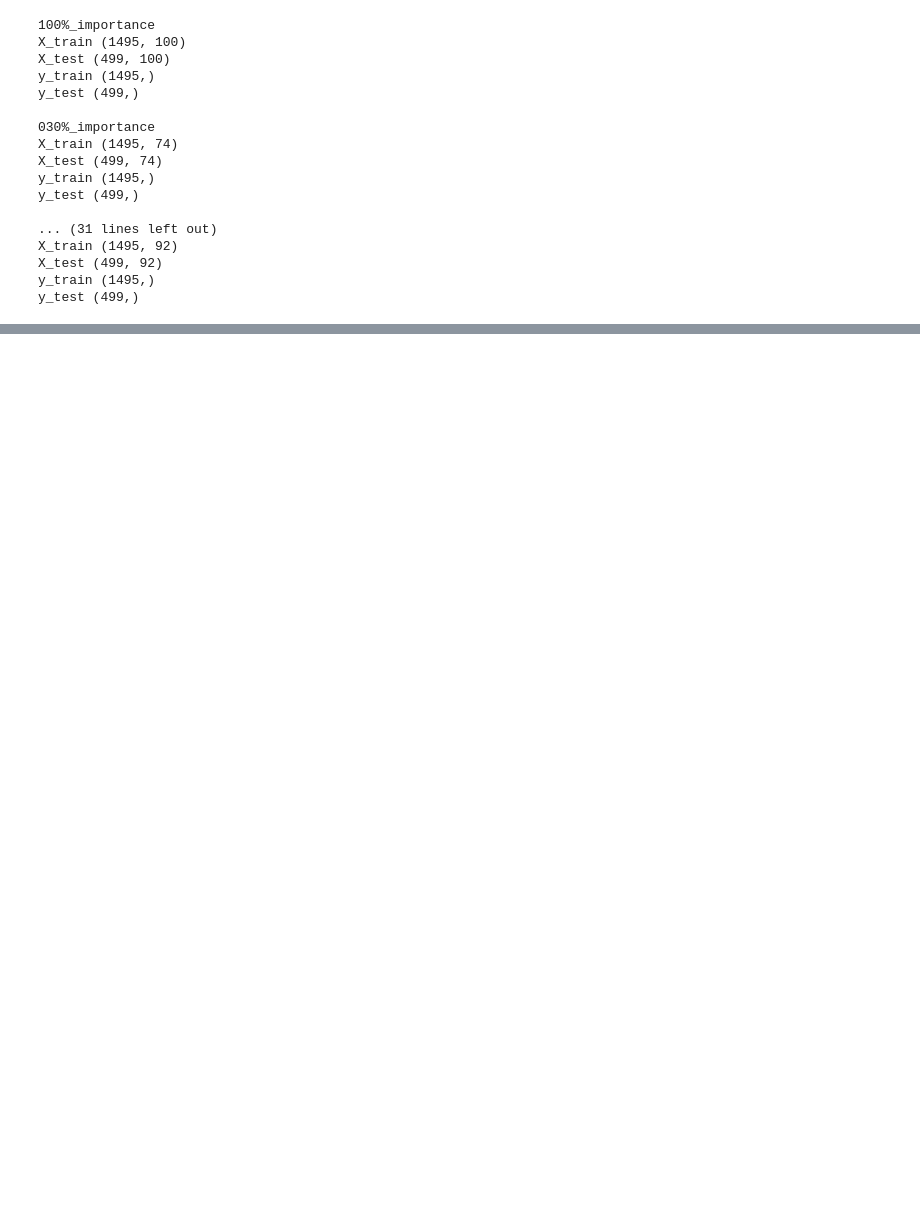
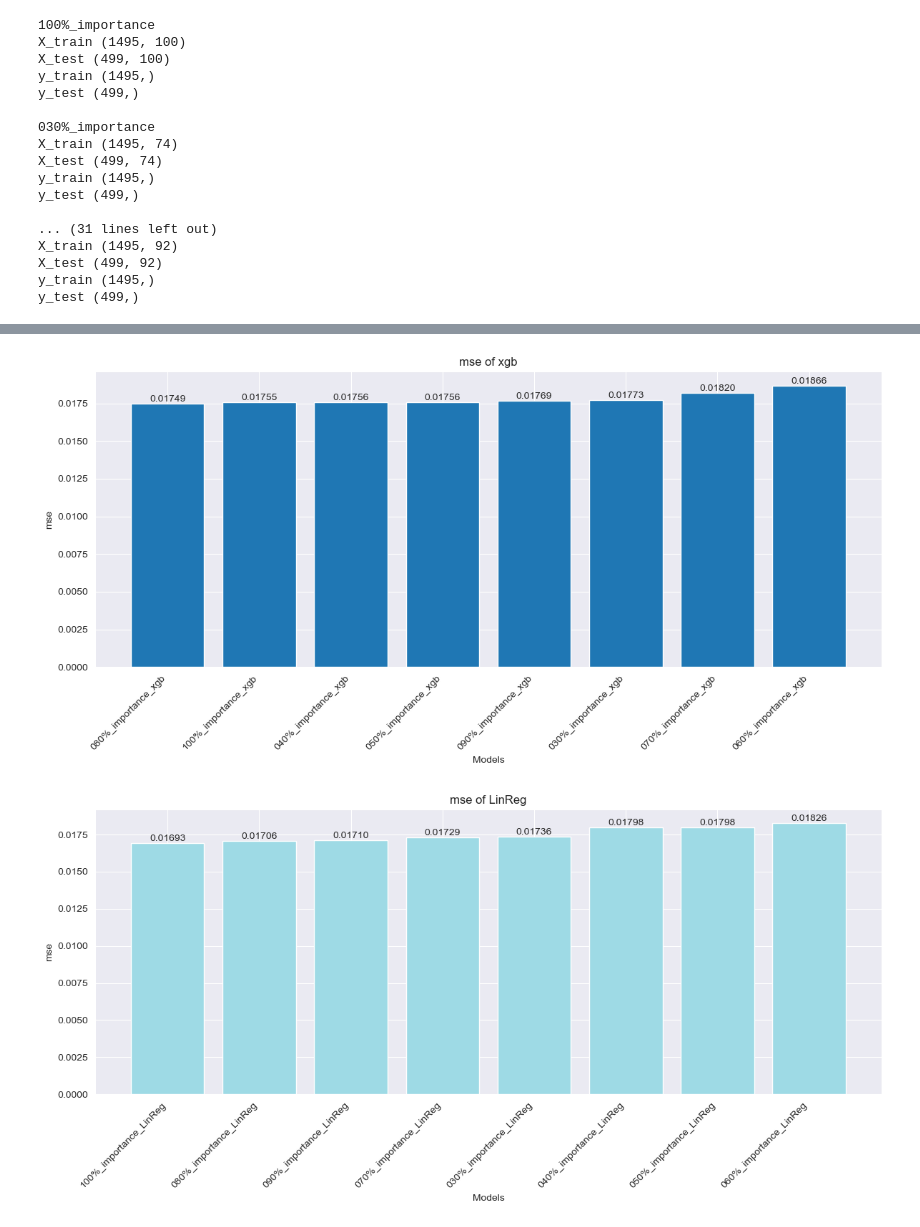
Before and after one commit to s27369/FinalProject_PRO1D_s27369, a Jupyter notebook: FinalProject_PRO1D_s27369/code/N2.ipynb, the cells around one changed output, grey strips where cells are left out. Cells and saved outputs as stored; diff of their text form; code cells hidden in the pictures; blank space fills up the shorter version.

Commit message:
importance part done, TODO:PCA

```diff
--- a/FinalProject_PRO1D_s27369/code/N2.ipynb
+++ b/FinalProject_PRO1D_s27369/code/N2.ipynb
@@ -298,11 +311,27 @@ model_colors
 # %%
 import matplotlib.pyplot as plt
 import numpy as np
+def plot_results(metric_name, model_name, asc=True, bottom=None, top=None):
+    if model_name=="all":
+        model_names = df_results["model_name"]
+        metric_values = df_results[metric_name]
 
-def plot_results(df_results, metric_name, asc=True, bottom=None, top=None):
-    # Extract model names and metric values
-    model_names = df_results["model_name"]
-    metric_values = df_results[metric_name]
+    elif model_name=='champions':
+        champion_df = pd.DataFrame(columns=["model_name", metric_name])
+        for model_type in model_types:
+            type_subset = df_results[df_results['model_name'].str.contains(model_type, na=False)]
+            if asc:
+                champion_row = type_subset.loc[type_subset[metric_name].idxmin()]
+            else:
+                champion_row = type_subset.loc[type_subset[metric_name].idxmax()]
+            champion_df = pd.concat([champion_df, pd.DataFrame([champion_row[['model_name', metric_name]]])])
+
+        model_names = champion_df["model_name"]
+        metric_values = champion_df[metric_name]
+
+    else:
+        model_names = df_results[df_results['model_name'].str.contains(model_name, na=False)]["model_name"]
+        metric_values = df_results[df_results['model_name'].str.contains(model_name, na=False)][metric_name]
 
     # Sort data
     sorted_data = sorted(zip(model_names, metric_values), key=lambda item: item[1], reverse=not asc)
@@ -318,7 +347,7 @@ def plot_results(df_results, metric_name, asc=True, bottom=None, top=None):
     # Add labels and title
     plt.xlabel("Models")
     plt.ylabel(metric_name)
-    plt.title(f"{metric_name.capitalize()} of Models")
+    plt.title(f"{metric_name} of {model_name}")
     plt.xticks(x_pos, sorted_model_names, rotation=45, ha='right')
 
     # Add value labels on top of each bar
@@ -329,8 +358,6 @@ def plot_results(df_results, metric_name, asc=True, bottom=None, top=None):
     plt.tight_layout()
 
     # Set limits if bottom or top values are provided
-    if bottom is not None or top is not None:
-        plt.ylim(bottom if bottom is not None else plt.ylim()[0], top if top is not None else plt.ylim()[1])
-
+    plt.ylim(bottom if bottom is not None else plt.ylim()[0], top if top is not None else plt.ylim()[1])
     # Show plot
     plt.show()
@@ -346,0 +364,15 @@ plot_results(df_results, metric_name="r2", asc=False, bottom=min(df_results["r2"
+# %%
+def summarize_metric(metric_name, asc):
+    plot_results(metric_name, 'xgb', asc)
+    plot_results(metric_name, 'LinReg', asc)
+    plot_results(metric_name, 'rf', asc)
+    plot_results(metric_name, 'KNN', asc)
+    plot_results(metric_name, 'Bayes', asc)
+    plot_results(metric_name, 'champions', asc)
+import warnings
+warnings.filterwarnings("ignore")
+# %%
+summarize_metric('mse', True)
+# %% [output]
+[figure, added]
+[figure, added]
```
Also changed, not shown: parts of 21 cells of this notebook.
